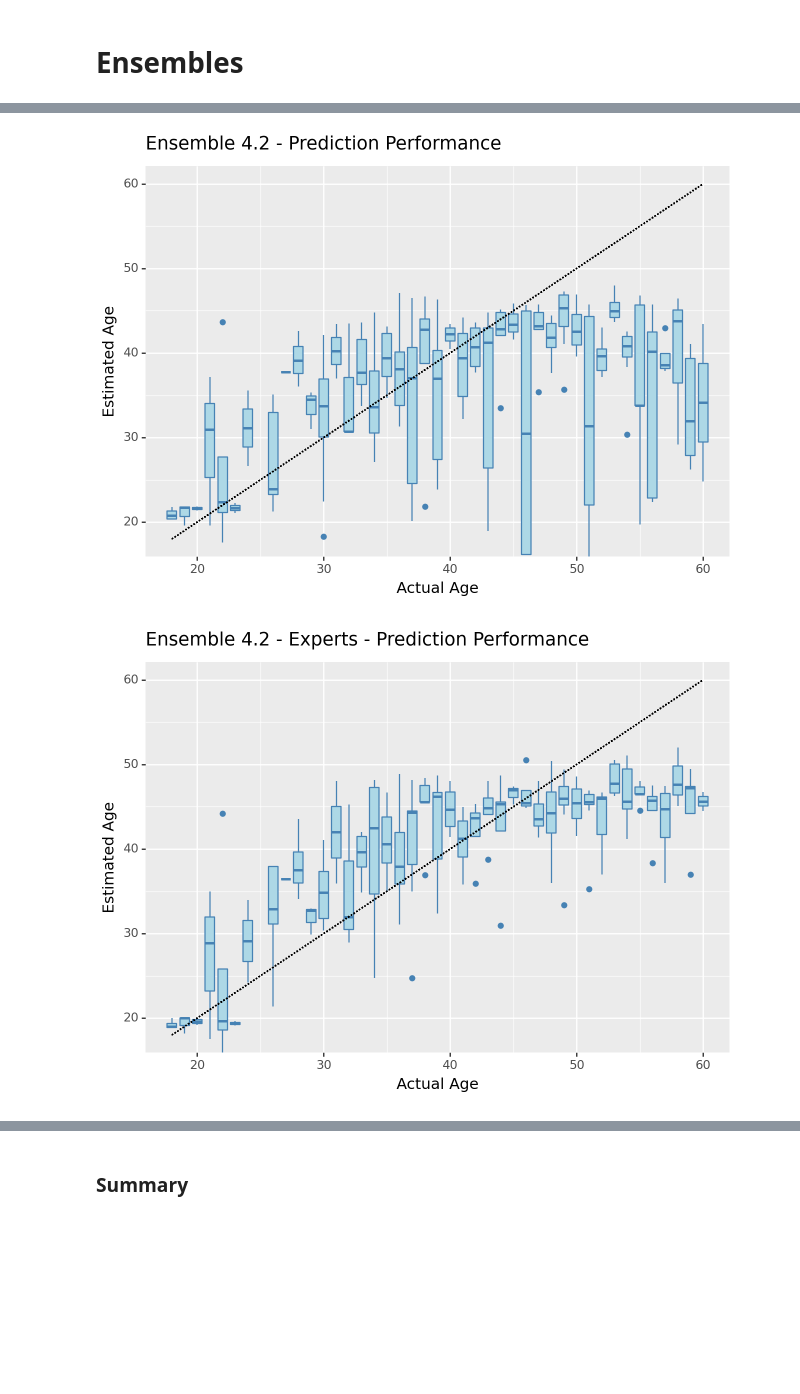
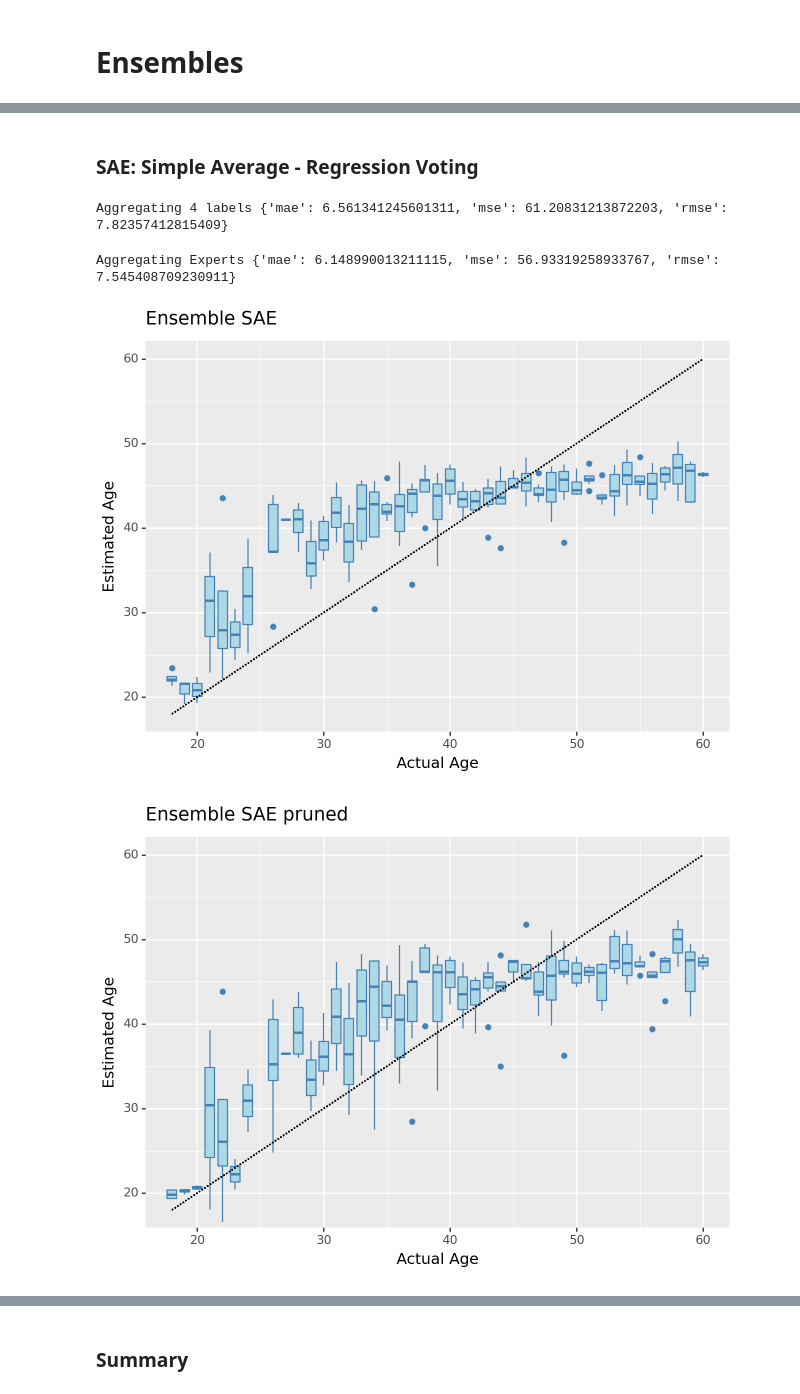
Before and after one commit to eber-ugr/Genetic-programming-ensembles, a Jupyter notebook: gp_ensembler.ipynb, the cells around one changed output, grey strips where cells are left out. Drawn from its saved outputs; the diff is of its cells as text; code cells hidden in the pictures; blank space fills up the shorter version.

```diff
--- a/gp_ensembler.ipynb
+++ b/gp_ensembler.ipynb
@@ -491,9 +380,38 @@ Aggregating Experts {'mae': 6.186679991303427, 'mse': 59.57804836618567, 'rmse':
-# %%
-
-p=generate_plot(pd.DataFrame({'Age': data_eval['y_test']['E1'], 'prediction':test_pred_ensemble42}),'Ensemble 4.2')
-print(p)
-p=generate_plot(pd.DataFrame({'Age': data_eval['y_test']['E1'], 'prediction':test_pred_ensemble42E}),'Ensemble 4.2 - Experts')
-print(p)
-# %% [output]
-[figure, removed]
-[figure, removed]
+# %%
+#Retrieval
+test_pred_E1=SR_test_predictions['E1']
+test_pred_E2=SR_test_predictions['E2']
+test_pred_M1=SR_test_predictions['M1']
+test_pred_M2=SR_test_predictions['M2']
+# %% [markdown]
+### SAE: Simple Average - Regression Voting
+# %%
+
+test_pred_ensembleSAE1=(test_pred_E1+test_pred_M1+test_pred_M2+test_pred_E2)/4
+test_metric_mae=metrics.mean_absolute_error(data_eval['y_test']['E1'],test_pred_ensembleSAE1)
+test_metric_mse=metrics.mean_squared_error(data_eval['y_test']['E1'],test_pred_ensembleSAE1)
+test_metric_rmse=metrics.mean_squared_error(data_eval['y_test']['E1'],test_pred_ensembleSAE1,squared=False)
+
+SAE1_test_results={'mae':test_metric_mae,'mse':test_metric_mse,'rmse':test_metric_rmse}
+print('Aggregating 4 labels',SAE1_test_results)
+# %% [output]
+Aggregating 4 labels {'mae': 6.561341245601311, 'mse': 61.20831213872203, 'rmse': 7.82357412815409}
+# %%
+test_pred_ensembleSAE1_pruned=(test_pred_E1+test_pred_E2)/2
+test_metric_mae=metrics.mean_absolute_error(data_eval['y_test']['E1'],test_pred_ensembleSAE1_pruned)
+test_metric_mse=metrics.mean_squared_error(data_eval['y_test']['E1'],test_pred_ensembleSAE1_pruned)
+test_metric_rmse=metrics.mean_squared_error(data_eval['y_test']['E1'],test_pred_ensembleSAE1_pruned,squared=False)
+
+SAE1_test_results_pruned={'mae':test_metric_mae,'mse':test_metric_mse,'rmse':test_metric_rmse}
+print('Aggregating Experts',SAE1_test_results_pruned)
+# %% [output]
+Aggregating Experts {'mae': 6.148990013211115, 'mse': 56.93319258933767, 'rmse': 7.545408709230911}
+# %%
+
+p=generate_plot(pd.DataFrame({'Age': data_eval['y_test']['E1'], 'prediction':test_pred_ensembleSAE1}),'Ensemble SAE')
+print(p)
+p=generate_plot(pd.DataFrame({'Age': data_eval['y_test']['E1'], 'prediction':test_pred_ensembleSAE1_pruned}),'Ensemble SAE pruned')
+print(p)
+# %% [output]
+[figure, added]
+[figure, added]
```
Also changed, not shown: parts of 55 cells of this notebook.
